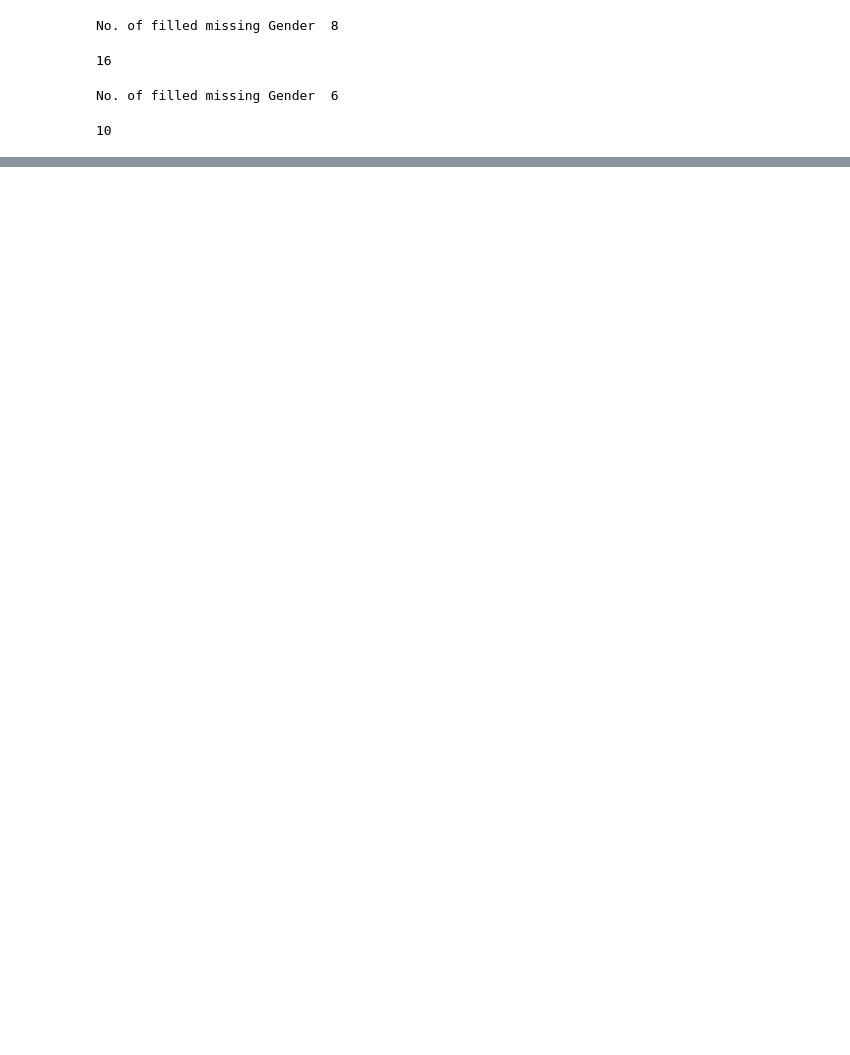
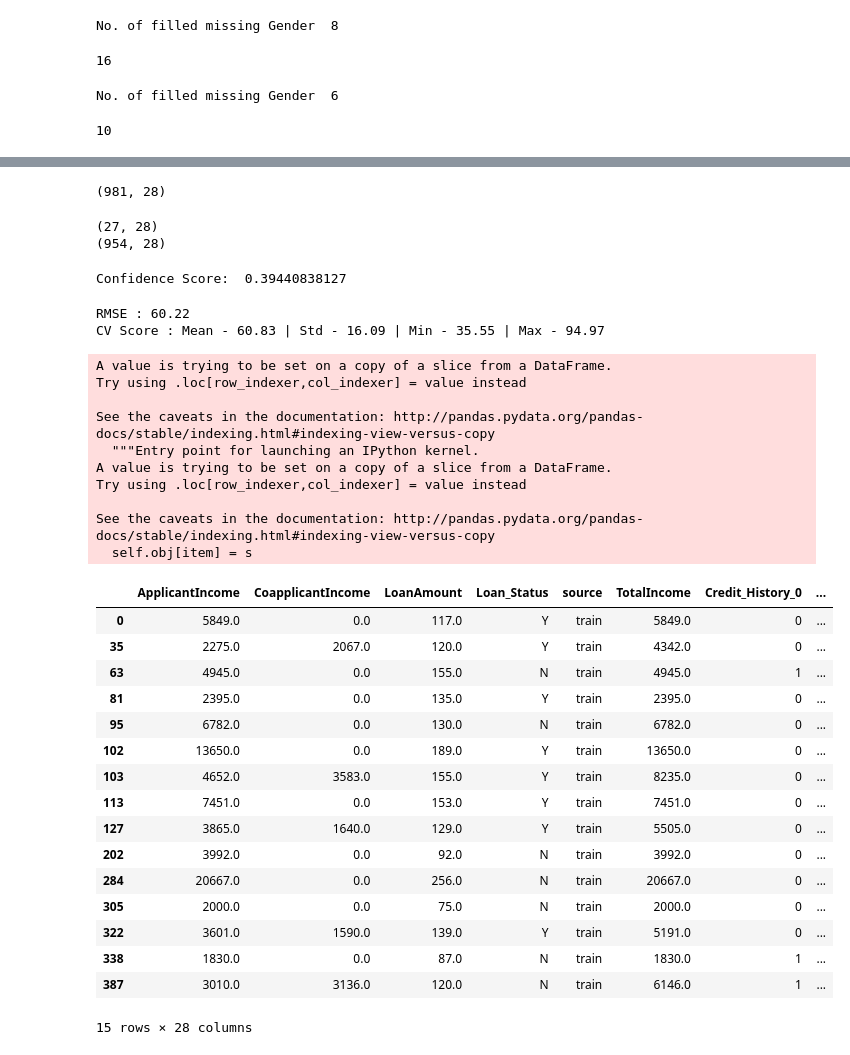
Before and after one commit to harimindi/Loan-Prediction-, a Jupyter notebook: Loan Prediction.ipynb, the cells around one changed output, grey strips where cells are left out. Cells and saved outputs as stored; diff of their text form; code cells hidden in the pictures; blank space fills up the shorter version.

```diff
--- a/Loan Prediction.ipynb
+++ b/Loan Prediction.ipynb
@@ -113,0 +342,5 @@ No. of filled missing Gender  6
+# %%
+df = df.drop('Loan_ID', axis=1)
+df.shape
+# %% [output]
+(981, 28)
@@ -113,0 +358,71 @@ No. of filled missing Gender  6
+# %%
+#df_la_train.iloc[:,1:].columns
+train.columns
+predictors = ['ApplicantIncome', 'CoapplicantIncome', 'TotalIncome', 'Credit_History_0', 'Credit_History_1',
+       'Credit_History_2', 'Dependents_0', 'Dependents_1', 'Dependents_2',
+       'Dependents_3', 'Education_0', 'Education_1', 'Gender_0', 'Gender_1',
+       'Loan_Amount_Term_0', 'Loan_Amount_Term_1', 'Loan_Amount_Term_2',
+       'Loan_Amount_Term_3', 'Married_0', 'Married_1', 'Property_Area_0',
+       'Property_Area_1', 'Property_Area_2', 'Self_Employed_0',
+       'Self_Employed_1']
+target = ['LoanAmount']
+# %%
+test = df[(df['LoanAmount'].isnull())]
+print(test.shape)
+train = df[(df['LoanAmount'].notnull())]
+print(train.shape)
+# %% [output]
+(27, 28)
+(954, 28)
+# %%
+lin_reg = LinearRegression(normalize=True)
+#Fitting the model
+lin_reg.fit(train[predictors], train[target])
+#Predict training set
+lm_predict = lin_reg.predict(train[predictors])
+conf = lin_reg.score(train[predictors], train[target])
+print('Confidence Score: ', conf)
+# %% [output]
+Confidence Score:  0.39440838127
+# %%
+#Perform cross-validation:
+cv_score = cross_validation.cross_val_score(lin_reg, train[predictors], train[target], cv=20, scoring='mean_squared_error')
+cv_score = np.sqrt(np.abs(cv_score))
+
+print("RMSE : %.4g" % np.sqrt(metrics.mean_squared_error(train[target].values, lm_predict)))
+
+print("CV Score : Mean - %.4g | Std - %.4g | Min - %.4g | Max - %.4g" % (np.mean(cv_score),np.std(cv_score),np.min(cv_score),np.max(cv_score)))
+# %% [output]
+RMSE : 60.22
+CV Score : Mean - 60.83 | Std - 16.09 | Min - 35.55 | Max - 94.97
+# %%
+test[target] = lin_reg.predict(test[predictors])
+test.head(15)
+# %% [output]
+A value is trying to be set on a copy of a slice from a DataFrame.
+Try using .loc[row_indexer,col_indexer] = value instead
+
+See the caveats in the documentation: http://pandas.pydata.org/pandas-docs/stable/indexing.html#indexing-view-versus-copy
+  """Entry point for launching an IPython kernel.
+A value is trying to be set on a copy of a slice from a DataFrame.
+Try using .loc[row_indexer,col_indexer] = value instead
+
+See the caveats in the documentation: http://pandas.pydata.org/pandas-docs/stable/indexing.html#indexing-view-versus-copy
+  self.obj[item] = s
+|  | ApplicantIncome | CoapplicantIncome | LoanAmount | Loan_Status | source | TotalIncome | Credit_History_0 | ... |
+| 0 | 5849.0 | 0.0 | 117.0 | Y | train | 5849.0 | 0 | ... |
+| 35 | 2275.0 | 2067.0 | 120.0 | Y | train | 4342.0 | 0 | ... |
+| 63 | 4945.0 | 0.0 | 155.0 | N | train | 4945.0 | 1 | ... |
+| 81 | 2395.0 | 0.0 | 135.0 | Y | train | 2395.0 | 0 | ... |
+| 95 | 6782.0 | 0.0 | 130.0 | N | train | 6782.0 | 0 | ... |
+| 102 | 13650.0 | 0.0 | 189.0 | Y | train | 13650.0 | 0 | ... |
+| 103 | 4652.0 | 3583.0 | 155.0 | Y | train | 8235.0 | 0 | ... |
+| 113 | 7451.0 | 0.0 | 153.0 | Y | train | 7451.0 | 0 | ... |
+| 127 | 3865.0 | 1640.0 | 129.0 | Y | train | 5505.0 | 0 | ... |
+| 202 | 3992.0 | 0.0 | 92.0 | N | train | 3992.0 | 0 | ... |
+| 284 | 20667.0 | 0.0 | 256.0 | N | train | 20667.0 | 0 | ... |
+| 305 | 2000.0 | 0.0 | 75.0 | N | train | 2000.0 | 0 | ... |
+| 322 | 3601.0 | 1590.0 | 139.0 | Y | train | 5191.0 | 0 | ... |
+| 338 | 1830.0 | 0.0 | 87.0 | N | train | 1830.0 | 1 | ... |
+| 387 | 3010.0 | 3136.0 | 120.0 | N | train | 6146.0 | 1 | ... |
+15 rows × 28 columns
```
Also changed, not shown: parts of 40 cells of this notebook.
